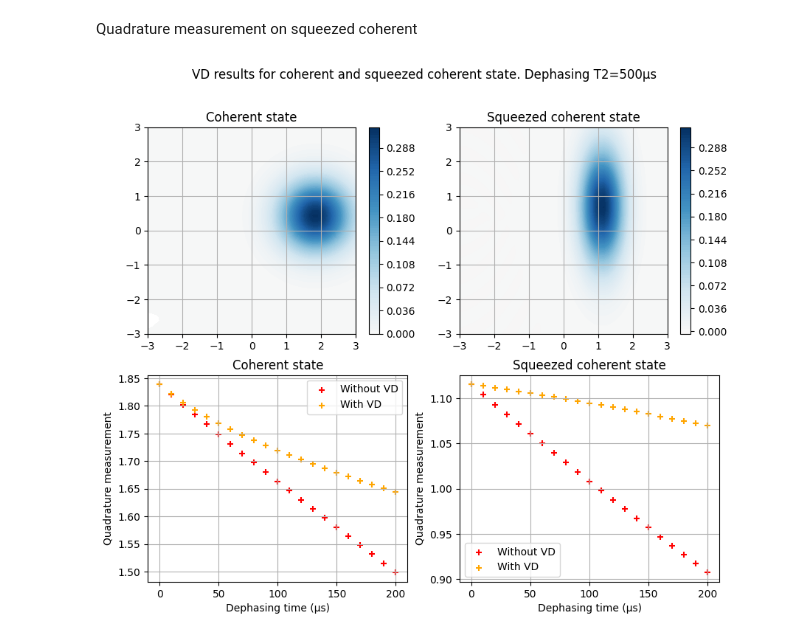
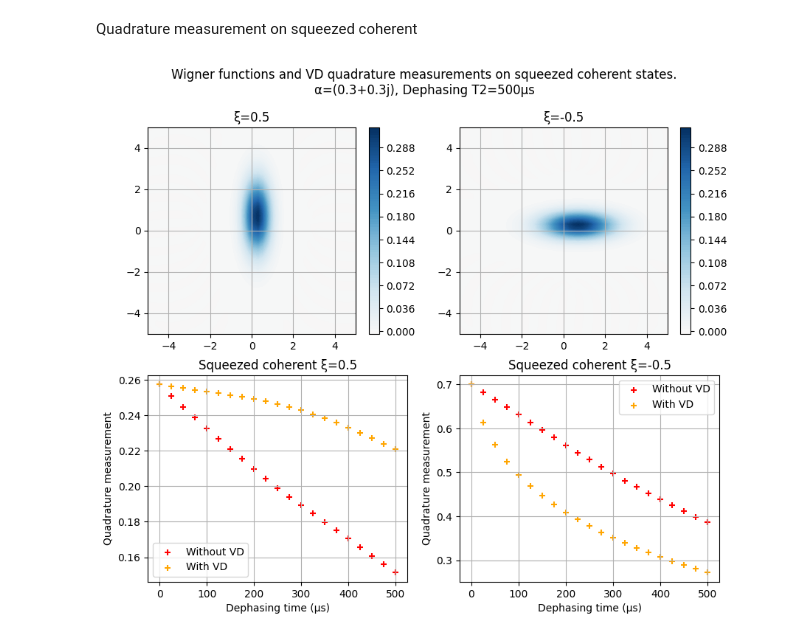
Before and after one commit to lfinocchiaro/virtual-distillation, a Jupyter notebook: tests.ipynb, the cells around one changed output. Saved outputs shown, nothing was run; the diff lists cells and outputs as text; code cells hidden in the pictures.

Commit message:
Experimented squeezed coherent

```diff
--- a/tests.ipynb
+++ b/tests.ipynb
@@ -608,12 +608,13 @@ from functions import *
 
 N=30
 nb_samples = 21
-t_list = np.linspace(0, 200, nb_samples)
+t_list = np.linspace(0, 500, nb_samples)
 kappa_phi = 1/500
-rho_list = [(qutip.ket2dm(qutip.coherent(N, 1.3+0.3j)), "Coherent"), #+0.3j))
+alpha = 0.3 + 0.3j
+rho_list = [(qutip.ket2dm(qutip.squeeze(N, 0.5)*qutip.coherent(N, alpha)), "Squeezed coherent ξ=0.5"),
             (qutip.ket2dm(gkp_state(0.4, N)), "GKP"),
             # squeezed coherent state
-            (qutip.ket2dm(qutip.squeeze(N, 0.5)*qutip.coherent(N, 1.3+0.3j)), "Squeezed coherent"),
+            (qutip.ket2dm(qutip.squeeze(N, -0.5)*qutip.coherent(N, alpha)), "Squeezed coherent ξ=-0.5"),
             (qutip.ket2dm(cat_state(0.5, N)), "Cat")]
 rho_dephased_list = [create_states_dephasing(N, t_list, rho, kappa_phi) for rho, _ in rho_list]
 # %%
@@ -637,22 +638,23 @@ Quadrature measurement on squeezed coherent
 # %%
 operator = (qutip.destroy(N) + qutip.create(N))/np.sqrt(2)
 f, ax = plt.subplots(2, 2, figsize=(10,8))
-f.suptitle("VD results for coherent and squeezed coherent state. "+
-           f"Dephasing T2={1/kappa_phi:.0f}μs")
-xvec, yvec = np.linspace(-3,3,50), np.linspace(-3,3,50)
+f.suptitle("Wigner functions and VD quadrature measurements on squeezed coherent states.\n"+
+           f"α={alpha}, Dephasing T2={1/kappa_phi:.0f}μs")
+bound = 5
+xvec, yvec = np.linspace(-bound, bound,50), np.linspace(-bound, bound,50)
 ax[0][0].grid(), ax[0][1].grid()
-plot_wigner(rho_list[0][0], xvec, yvec, f, ax[0][0], 'RdBu', "Coherent state", density=True)
-plot_wigner(rho_list[2][0], xvec, yvec, f, ax[0][1], 'RdBu', "Squeezed coherent state", density=True)
+plot_wigner(rho_list[0][0], xvec, yvec, f, ax[0][0], 'RdBu', "ξ=0.5", density=True)
+plot_wigner(rho_list[2][0], xvec, yvec, f, ax[0][1], 'RdBu', "ξ=-0.5", density=True)
 #ax=[[], ax]
 for i in range(2):
     ax[1][i].scatter(t_list, [qutip.expect(operator, rho) for rho in rho_dephased_list[2*i]],
                      label="Without VD", c='r', marker='+')
     ax[1][i].scatter(t_list, [qutip.expect(operator, rho**3)/(rho**3).tr() for rho in rho_dephased_list[2*i]],
                      label="With VD", c='orange', marker='+')
-    ax[1][i].set_title(f"{rho_list[2*i][1]} state")
+    ax[1][i].set_title(f"{rho_list[2*i][1]}")
     ax[1][i].set_xlabel("Dephasing time (μs)")
     ax[1][i].set_ylabel("Quadrature measurement")
     ax[1][i].legend()
     ax[1][i].grid()
 # %% [output]
-[figure, old version]
+[figure, new version]
```
Also changed, not shown: parts of 3 cells of this notebook.
